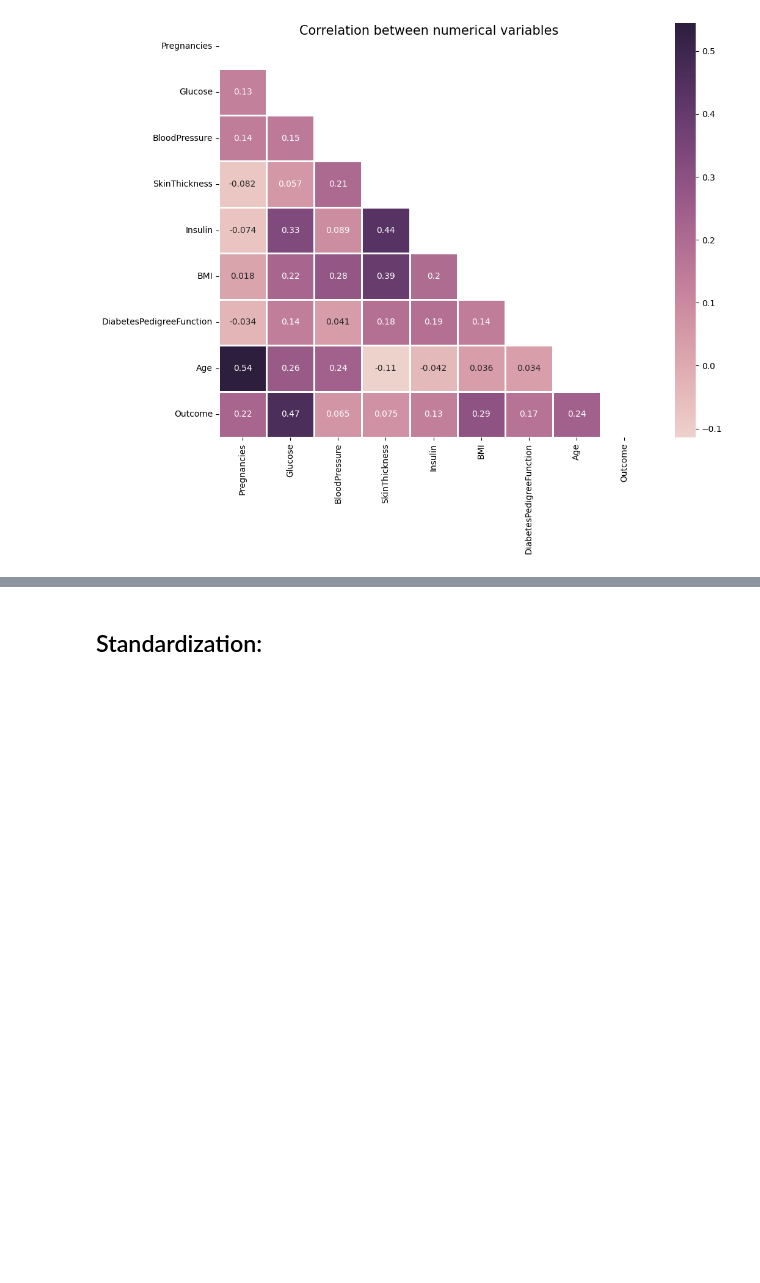
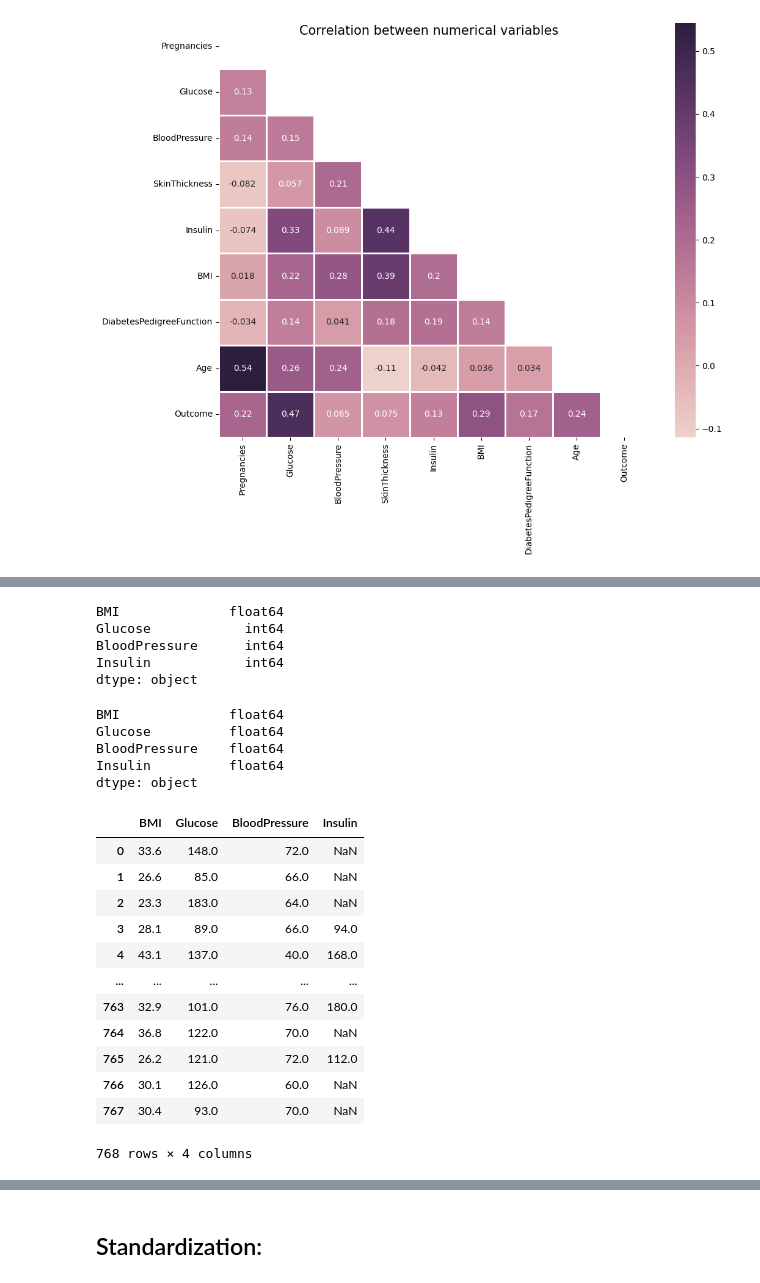
Before and after one commit to lauxpaux/diabetes_classification, a Jupyter notebook: diabetes_prediction-knn.ipynb, the cells around one changed output, grey strips where cells are left out. Saved outputs shown, nothing was run; the diff lists cells and outputs as text; code cells hidden in the pictures; blank space fills up the shorter version.

```diff
--- a/diabetes_prediction-knn.ipynb
+++ b/diabetes_prediction-knn.ipynb
@@ -269,0 +206,37 @@ data[(data['Insulin'] == 0) & (data['Glucose'] <= 99)]
+# %%
+num_fts.dtypes
+# %% [output]
+BMI              float64
+Glucose            int64
+BloodPressure      int64
+Insulin            int64
+dtype: object
+# %%
+num_fts = num_fts.astype('float64')
+num_fts.dtypes
+# %% [output]
+BMI              float64
+Glucose          float64
+BloodPressure    float64
+Insulin          float64
+dtype: object
+# %%
+# ftr_to_clean = ['BMI', 'Glucose', 'BloodPressure', 'Insulin']
+missing_vals = [0]
+
+cleaned_ft = num_fts.replace(missing_vals, np.NaN)
+cleaned_ft
+# %% [output]
+|  | BMI | Glucose | BloodPressure | Insulin |
+| 0 | 33.6 | 148.0 | 72.0 | NaN |
+| 1 | 26.6 | 85.0 | 66.0 | NaN |
+| 2 | 23.3 | 183.0 | 64.0 | NaN |
+| 3 | 28.1 | 89.0 | 66.0 | 94.0 |
+| 4 | 43.1 | 137.0 | 40.0 | 168.0 |
+| ... | ... | ... | ... | ... |
+| 763 | 32.9 | 101.0 | 76.0 | 180.0 |
+| 764 | 36.8 | 122.0 | 70.0 | NaN |
+| 765 | 26.2 | 121.0 | 72.0 | 112.0 |
+| 766 | 30.1 | 126.0 | 60.0 | NaN |
+| 767 | 30.4 | 93.0 | 70.0 | NaN |
+768 rows × 4 columns
```
Also changed, not shown: parts of 29 cells of this notebook.
